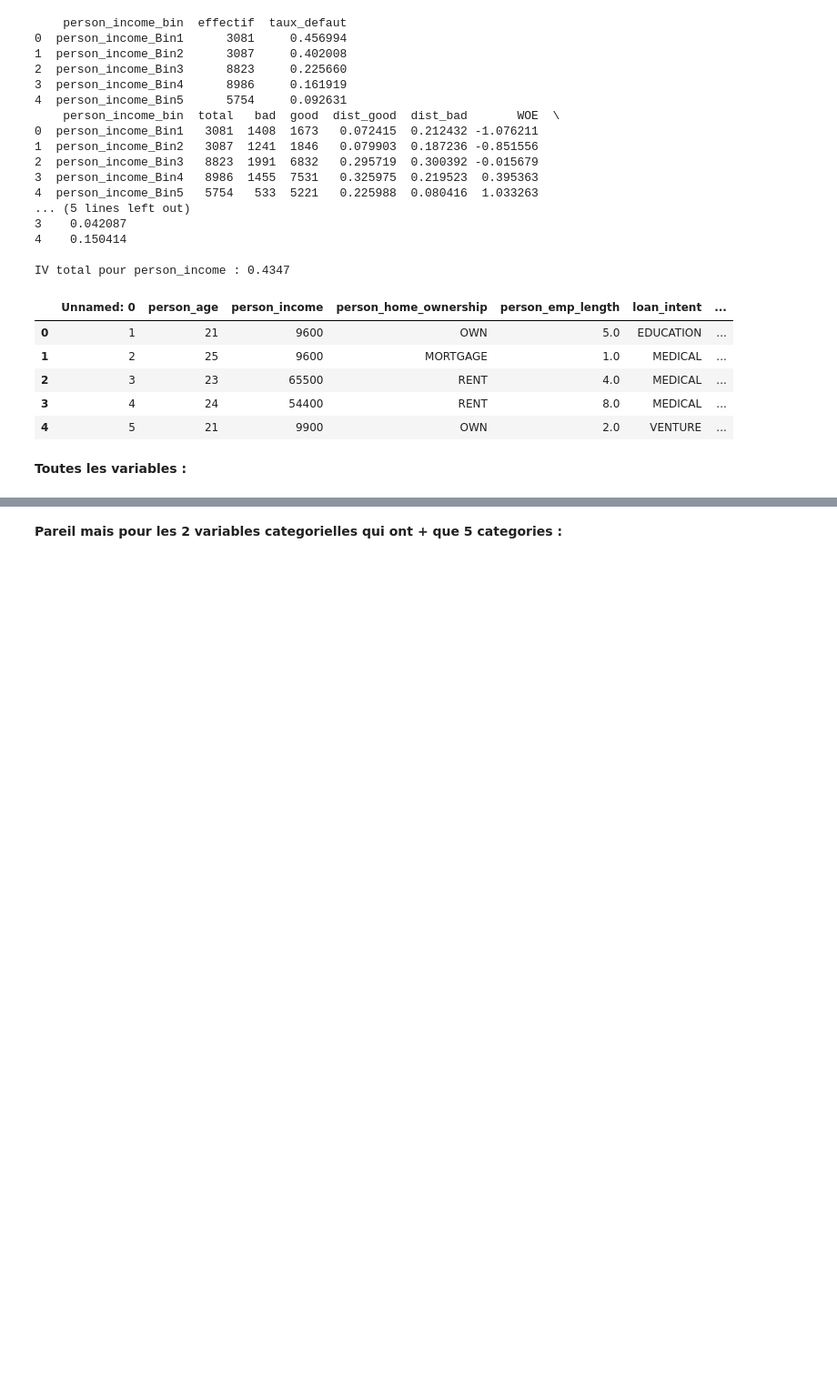
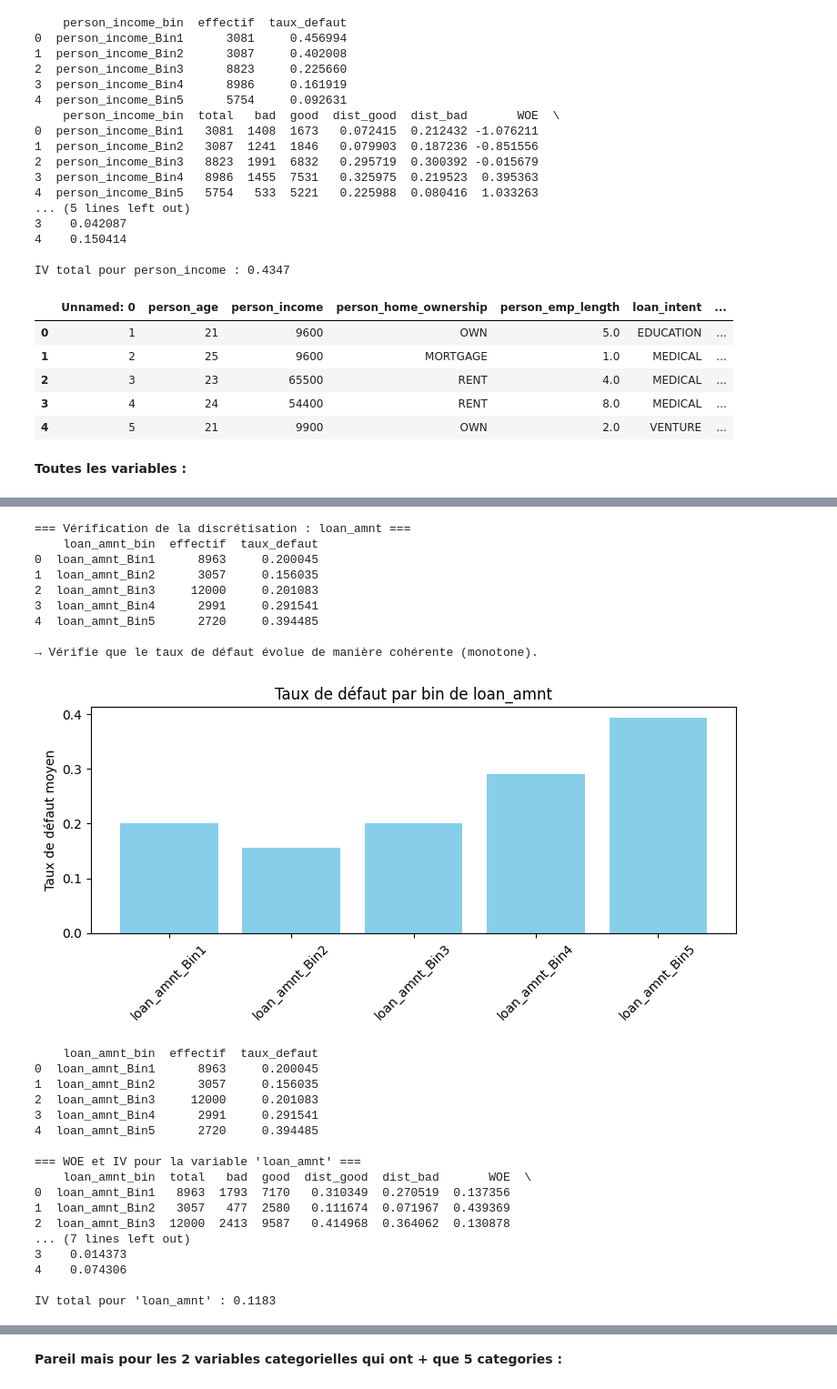
Before and after one commit to jbcheze/Scoring_Project, a Jupyter notebook: notebook/2_discretisation.ipynb, the cells around one changed output, grey strips where cells are left out. Shown at 91% size. Drawn from its saved outputs; the diff is of its cells as text; code cells hidden in the pictures; blank space fills up the shorter version.

```diff
--- a/notebook/2_discretisation.ipynb
+++ b/notebook/2_discretisation.ipynb
@@ -590 +482,55 @@ IV total pour loan_amnt : 0.1199
+# %%
+# --- Étape 1 : préparation du ChiMerge ---
+counts = prepare_chimerge(df_credit_discret, var="loan_amnt", q=10, target="loan_status")
+
+# --- Étape 2 : application du ChiMerge amélioré (monotone, stable, ≥ 5 % par bin) ---
+intervals = apply_chimerge(
+    counts,
+    max_bins=5,
+    significance=0.05,
+    min_pct=0.05,             # chaque bin doit avoir ≥ 5 % des obs.
+    enforce_monotonic=True    # force un profil monotone du taux de défaut
+)
+
+# --- Étape 3 : création des bins sur le jeu de données original ---
+df_credit_discret_v2 = apply_binning(df_credit_discret, var="loan_amnt", intervals=intervals)
+
+# --- Étape 4 : vérification visuelle et statistique de la qualité du binning ---
+summary = check_binning_quality(df_credit_discret_v2, var="loan_amnt", target="loan_status", plot=True)
+print(summary)
+
+# --- Étape 5 : calcul du WOE et de l’IV ---
+woe_df, iv_value = compute_woe_iv(df_credit_discret_v2, var_bin="loan_amnt_bin", target="loan_status")
+
+print("\n=== WOE et IV pour la variable 'loan_amnt' ===")
+print(woe_df)
+print(f"\nIV total pour 'loan_amnt' : {iv_value:.4f}")
+# %% [output]
+=== Vérification de la discrétisation : loan_amnt ===
+    loan_amnt_bin  effectif  taux_defaut
+0  loan_amnt_Bin1      8963     0.200045
+1  loan_amnt_Bin2      3057     0.156035
+2  loan_amnt_Bin3     12000     0.201083
+3  loan_amnt_Bin4      2991     0.291541
+4  loan_amnt_Bin5      2720     0.394485
+
+→ Vérifie que le taux de défaut évolue de manière cohérente (monotone).
+[figure, added]
+    loan_amnt_bin  effectif  taux_defaut
+0  loan_amnt_Bin1      8963     0.200045
+1  loan_amnt_Bin2      3057     0.156035
+2  loan_amnt_Bin3     12000     0.201083
+3  loan_amnt_Bin4      2991     0.291541
+4  loan_amnt_Bin5      2720     0.394485
+
+=== WOE et IV pour la variable 'loan_amnt' ===
+    loan_amnt_bin  total   bad  good  dist_good  dist_bad       WOE  \
+0  loan_amnt_Bin1   8963  1793  7170   0.310349  0.270519  0.137356
+1  loan_amnt_Bin2   3057   477  2580   0.111674  0.071967  0.439369
+2  loan_amnt_Bin3  12000  2413  9587   0.414968  0.364062  0.130878
+... (7 lines left out)
+3    0.014373
+4    0.074306
+
+IV total pour 'loan_amnt' : 0.1183
 # %%
```
Also changed, not shown: parts of 11 cells of this notebook, 3 other files.
